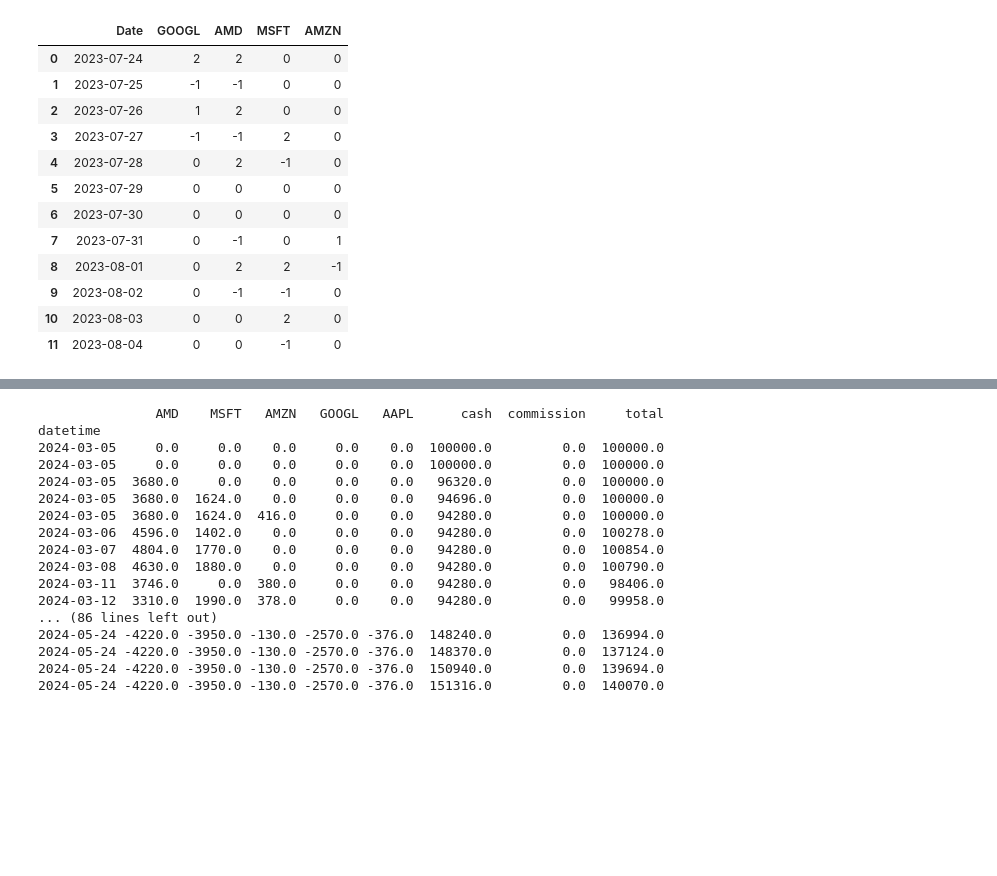
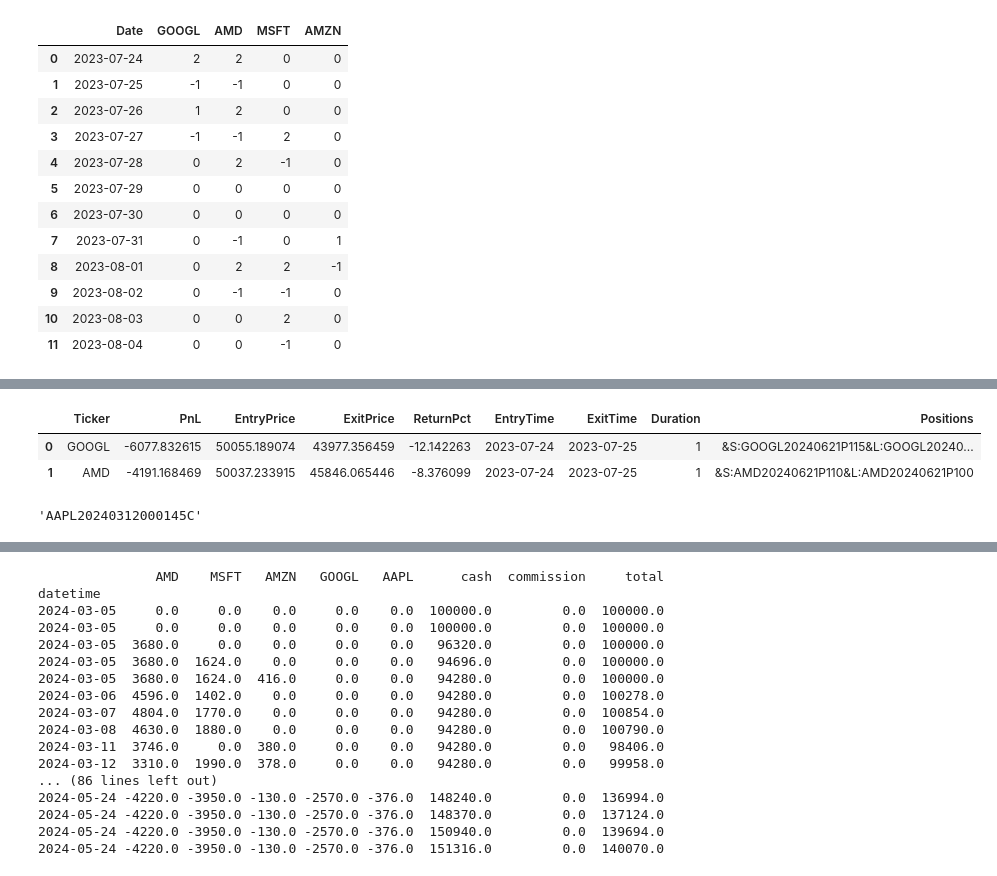
Before and after one commit to Zino-ctrlZ/QuantTools, a Jupyter notebook: EventDriven/demo.ipynb, the cells around one changed output, grey strips where cells are left out. Cells and saved outputs as stored; diff of their text form; code cells hidden in the pictures; blank space fills up the shorter version.

```diff
--- a/EventDriven/demo.ipynb
+++ b/EventDriven/demo.ipynb
@@ -185 +177,19 @@ Processing event: FILL
 No more data to feed backtest
+# %%
+evb_backtest.trades
+# %% [output]
+|  | Ticker | PnL | EntryPrice | ExitPrice | ReturnPct | EntryTime | ExitTime | Duration | Positions |
+| 0 | GOOGL | -6077.832615 | 50055.189074 | 43977.356459 | -12.142263 | 2023-07-24 | 2023-07-25 | 1 | &S:GOOGL20240621P115&L:GOOGL20240... |
+| 1 | AMD | -4191.168469 | 50037.233915 | 45846.065446 | -8.376099 | 2023-07-24 | 2023-07-25 | 1 | &S:AMD20240621P110&L:AMD20240621P100 |
+# %%
+from trade.helpers.helper import generate_option_tick
+import pandas as pd
+
+tick = 'AAPL'
+exp = '2024-03-12'
+right = 'C'
+strike = 145.0
+option_tick = generate_option_tick(tick, right, exp, strike)
+option_tick
+# %% [output]
+'AAPL20240312000145C'
```
Also changed, not shown: parts of 10 cells of this notebook, 7 other files.
